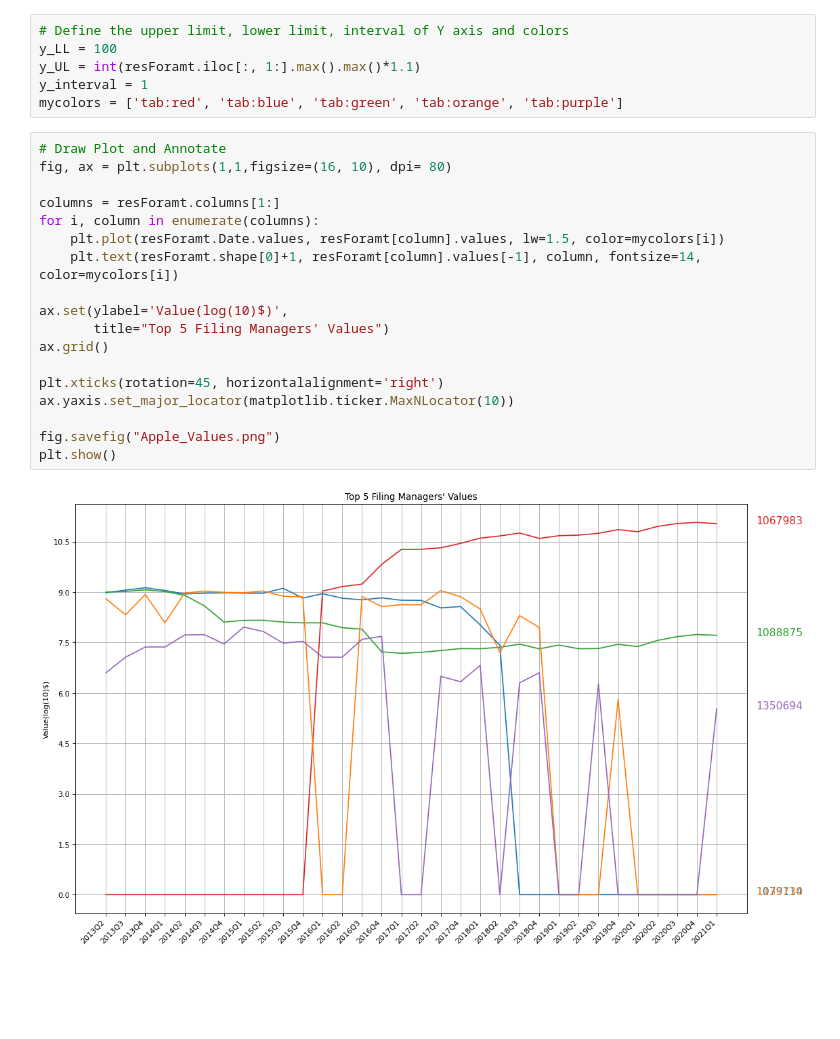
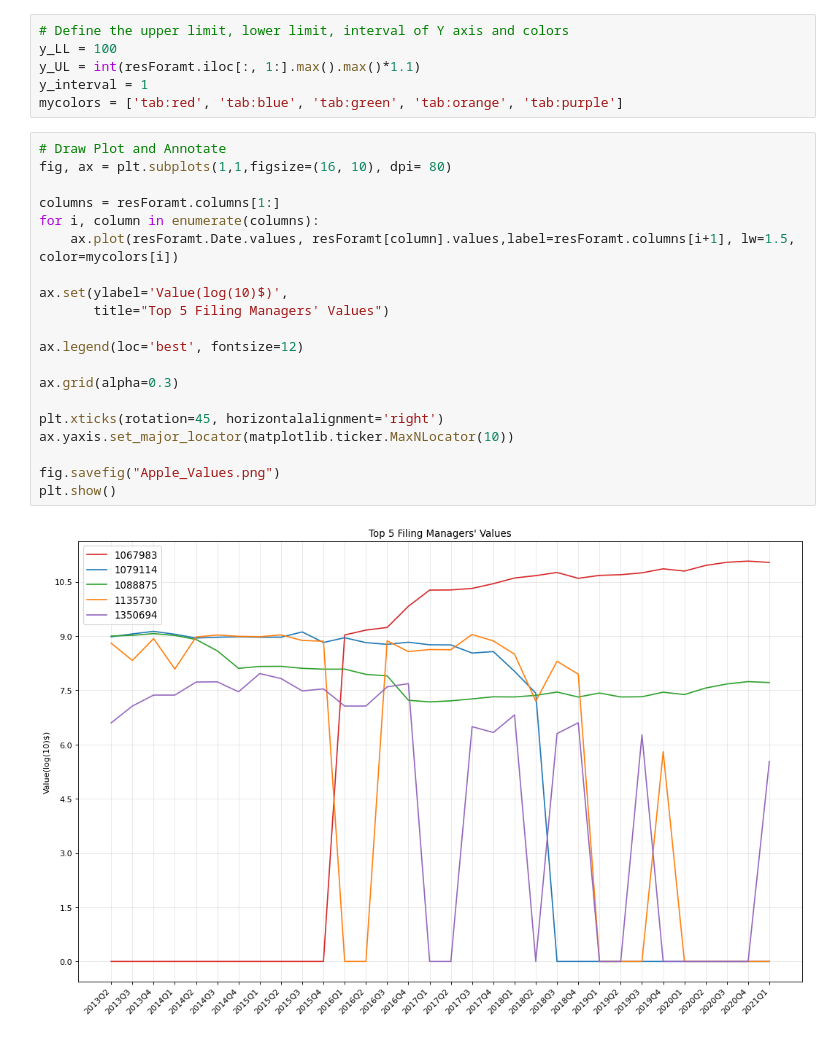
Before and after one commit to AustinXT/JupyterPython, a Jupyter notebook: CommerceTools/groupVsOne.ipynb, the cells around one changed output. Cells and saved outputs as stored; diff of their text form; blank space fills up the shorter version.

```diff
--- a/CommerceTools/groupVsOne.ipynb
+++ b/CommerceTools/groupVsOne.ipynb
@@ -116,20 +116,22 @@ mycolors = ['tab:red', 'tab:blue', 'tab:green', 'tab:orange', 'tab:purple']
 # %%
 # Draw Plot and Annotate
 fig, ax = plt.subplots(1,1,figsize=(16, 10), dpi= 80)
 
 columns = resForamt.columns[1:]
 for i, column in enumerate(columns):
-    plt.plot(resForamt.Date.values, resForamt[column].values, lw=1.5, color=mycolors[i])
-    plt.text(resForamt.shape[0]+1, resForamt[column].values[-1], column, fontsize=14, color=mycolors[i])
+    ax.plot(resForamt.Date.values, resForamt[column].values,label=resForamt.columns[i+1], lw=1.5, color=mycolors[i])
 
 ax.set(ylabel='Value(log(10)$)',
        title="Top 5 Filing Managers' Values")
-ax.grid()
+
+ax.legend(loc='best', fontsize=12)
+
+ax.grid(alpha=0.3)
 
 plt.xticks(rotation=45, horizontalalignment='right')
 ax.yaxis.set_major_locator(matplotlib.ticker.MaxNLocator(10))
 
 fig.savefig("Apple_Values.png")
 plt.show()
 # %% [output]
-[figure, old version]
+[figure, new version]
```
Also changed, not shown: 33 other files.
